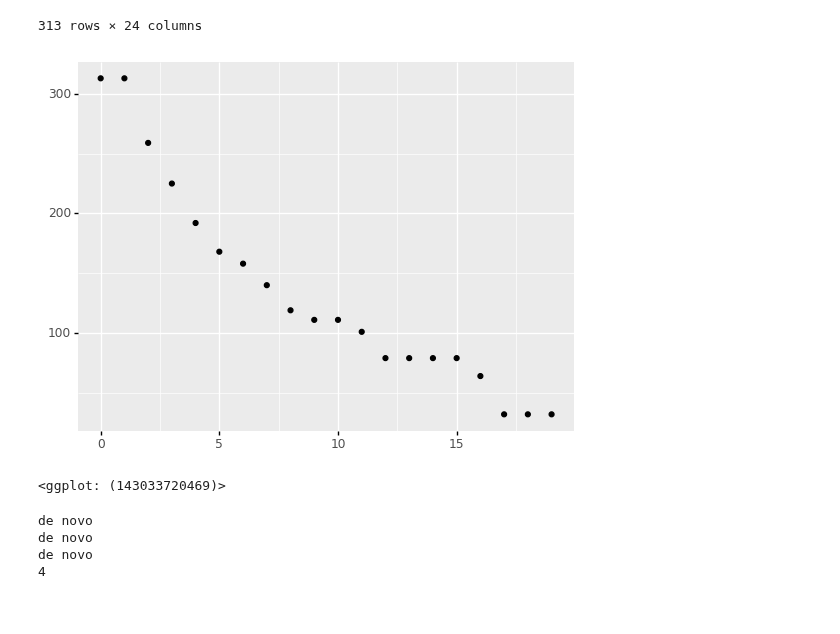
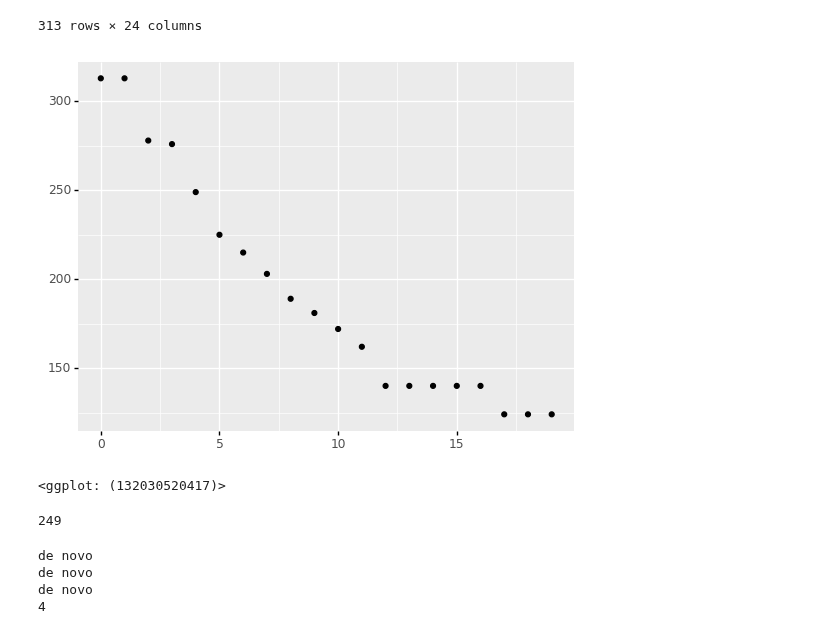
Before and after one commit to niightingale/bep_tools, a Jupyter notebook: fiji_analysis/models_X2.ipynb, the cells around one changed output. Cells and saved outputs as stored; diff of their text form; code cells hidden in the pictures.

```diff
--- a/fiji_analysis/models_X2.ipynb
+++ b/fiji_analysis/models_X2.ipynb
@@ -294,19 +342,23 @@ def buncher(df):
 # %%
 ar_wt_8_view = pd.read_csv('data/1606_assay_novel/output_data/ar_wt_4_view.csv')
 
 n_rows = ar_wt_8_view.shape[0]
 
 empty_couples = [0 for x in range(0, n_rows)]
 ar_wt_8_view['cluster_id'] = empty_couples
 ar_wt_8_view['cluster_size'] = empty_couples
 
-ls_bunch = buncher(ar_wt_8_view)
+ls_bunch = buncher_glx(ar_wt_8_view)
 
 ggplot(aes(range(0, len(ls_bunch)), ls_bunch)) +\
     geom_point()
 # %% [output]
-[figure, old version]
+[figure, new version]
-<ggplot: (143033720469)>
+<ggplot: (132030520417)>
+# %%
+print(ls_bunch[4])
+# %% [output]
+249
 # %%
 # GREEDY
 at_id = 1
```
Also changed, not shown: parts of 5 cells of this notebook, 1 other file.
